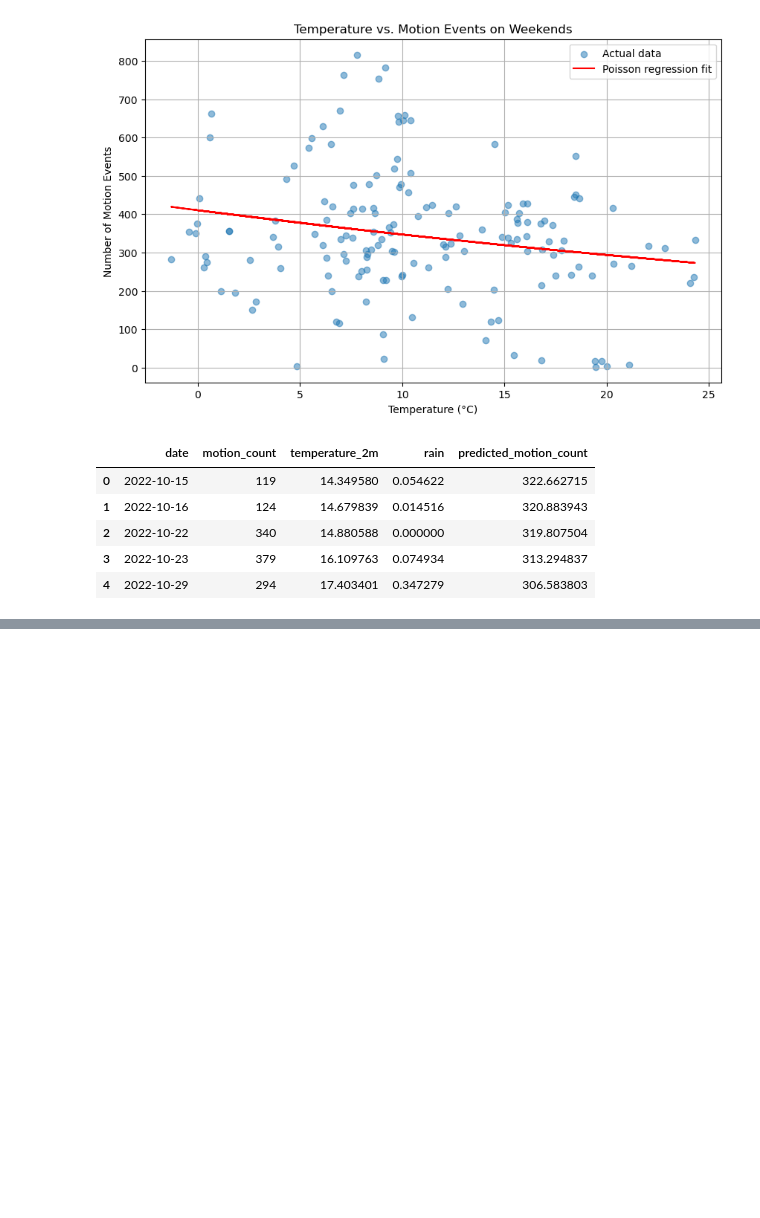
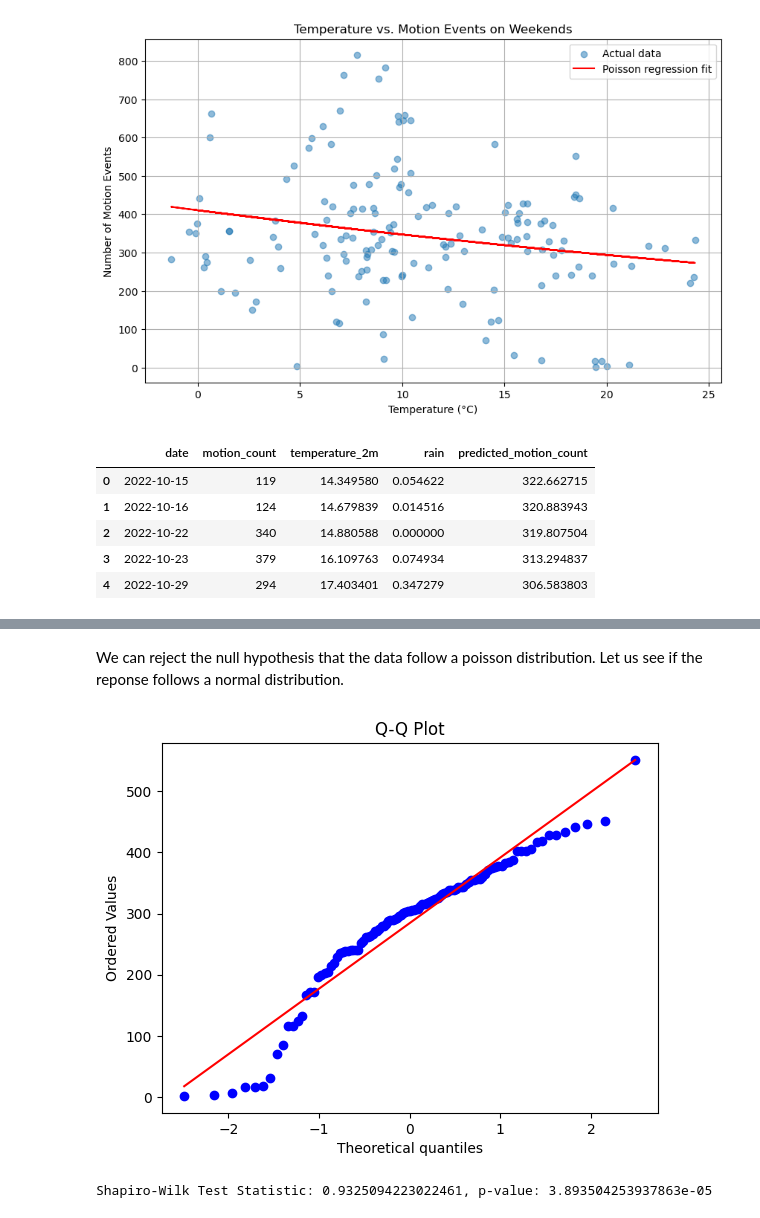
Before and after one commit to phipsrick/GA2024_1, a Jupyter notebook: report_temperature_and_motion.ipynb, the cells around one changed output, grey strips where cells are left out. Cells and saved outputs as stored; diff of their text form; code cells hidden in the pictures; blank space fills up the shorter version.

```diff
--- a/report_temperature_and_motion.ipynb
+++ b/report_temperature_and_motion.ipynb
@@ -118,0 +246,14 @@ plt.show()
+# %% [markdown]
+We can reject the null hypothesis that the data follow a poisson distribution. Let us see if the reponse follows a normal distribution.
+# %%
+# Q-Q plot
+stats.probplot(counts, dist="norm", plot=plt)
+plt.title('Q-Q Plot')
+plt.show()
+
+# Shapiro-Wilk test
+shapiro_stat, shapiro_p_value = stats.shapiro(counts)
+print(f"Shapiro-Wilk Test Statistic: {shapiro_stat}, p-value: {shapiro_p_value}")
+# %% [output]
+[figure, added]
+Shapiro-Wilk Test Statistic: 0.9325094223022461, p-value: 3.893504253937863e-05
```
Also changed, not shown: parts of 23 cells of this notebook.
